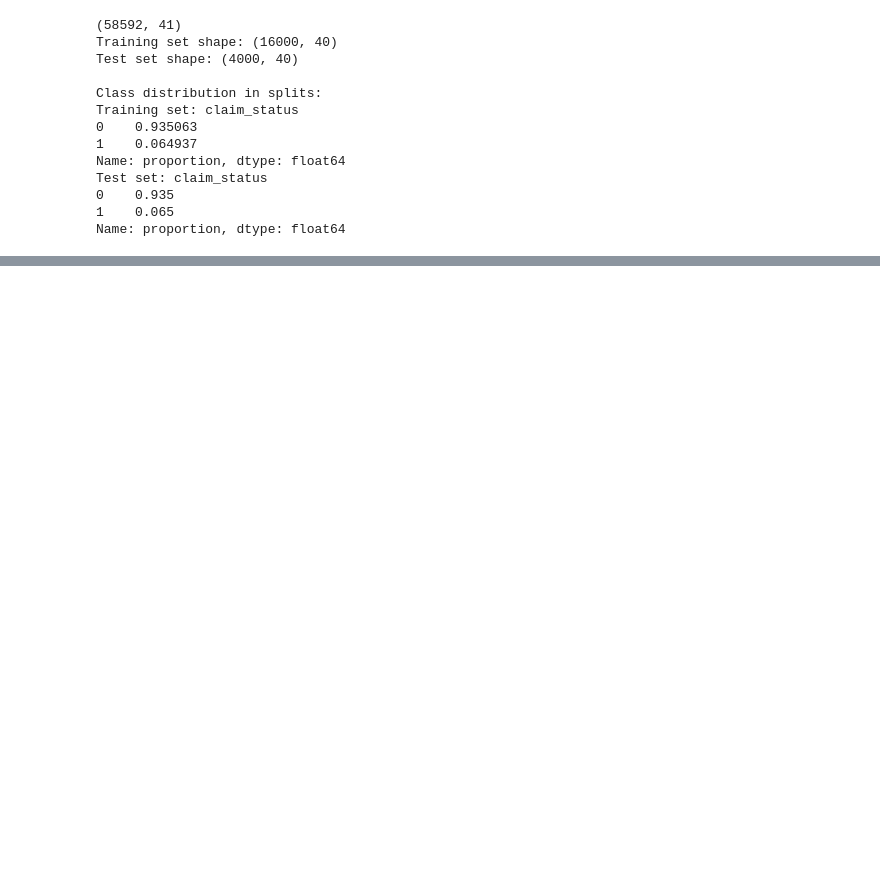
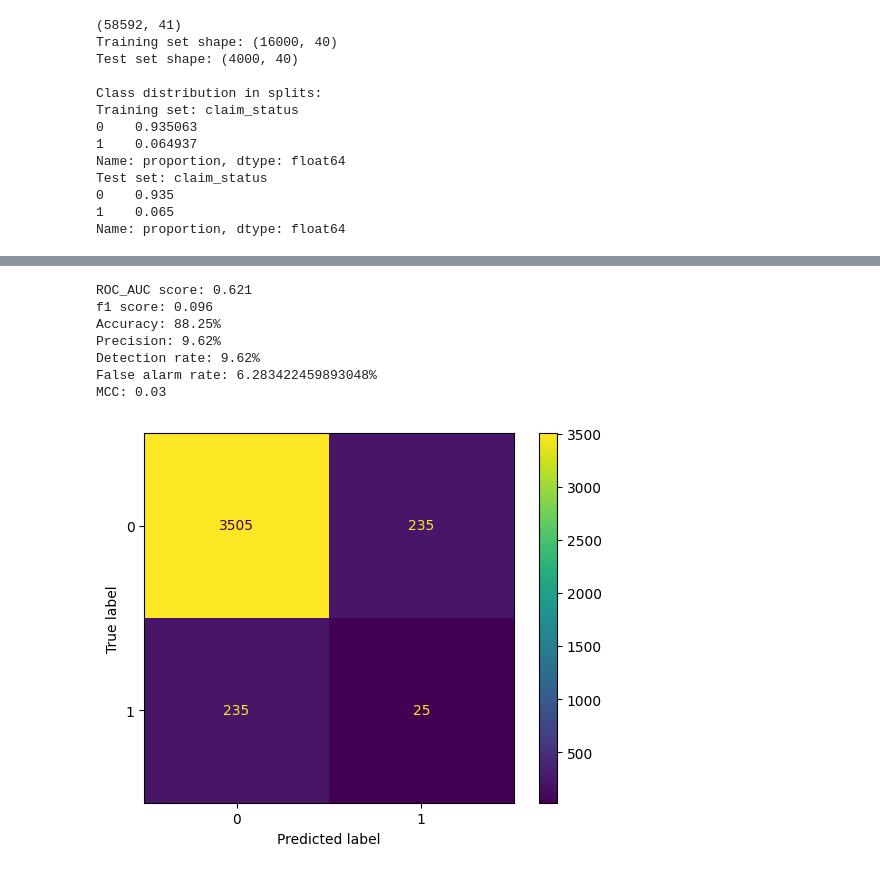
Before and after one commit to pdoubleg/ds-assistant, a Jupyter notebook: notebooks/auto_tune.ipynb, the cells around one changed output, grey strips where cells are left out. Saved outputs shown, nothing was run; the diff lists cells and outputs as text; code cells hidden in the pictures; blank space fills up the shorter version.

```diff
--- a/notebooks/auto_tune.ipynb
+++ b/notebooks/auto_tune.ipynb
@@ -191,7 +189,7 @@ for col in categorical_columns:
 from src.modules.xgb_tune import XGBoostTuner
 
 
-llm_tuner = XGBoostTuner(engineered_df, 'claim_status')
+llm_tuner = XGBoostTuner(X_transformed, 'claim_status')
 # %%
 import nest_asyncio
 nest_asyncio.apply()
@@ -235,4 +233,7 @@ Score improvement: 0.04361954150816083
+# %%
+x_df = X_transformed.drop('claim_status', axis=1)
+y_df = X_transformed['claim_status']
 # %%
 if best_config:
     final_model = XGBClassifier(**best_config)
-    final_model.fit(X_train, y_train)
+    final_model.fit(x_df, y_df)
@@ -242,3 +240,9 @@ y_pred_proba = final_model.predict_proba(X_test)[:, 1]
+# %%
+X_test_transformed = fe.transform(X_test)
+X_test_transformed[categorical_cols] = encoder.transform(X_test_transformed[categorical_cols])
+
+y_pred = final_model.predict(X_test_transformed)
+y_pred_proba = final_model.predict_proba(X_test_transformed)[:, 1]
 # %%
 from sklearn.metrics import confusion_matrix, ConfusionMatrixDisplay
 from sklearn.metrics import (
@@ -275,0 +278,11 @@ from sklearn import metrics
+# %%
+metrics_display(y_test, y_pred, y_pred_proba)
+# %% [output]
+ROC_AUC score: 0.621
+f1 score: 0.096
+Accuracy: 88.25%
+Precision: 9.62%
+Detection rate: 9.62%
+False alarm rate: 6.283422459893048%
+MCC: 0.03
+[figure, added]
```
Also changed, not shown: parts of 16 cells of this notebook, 7 other files.
